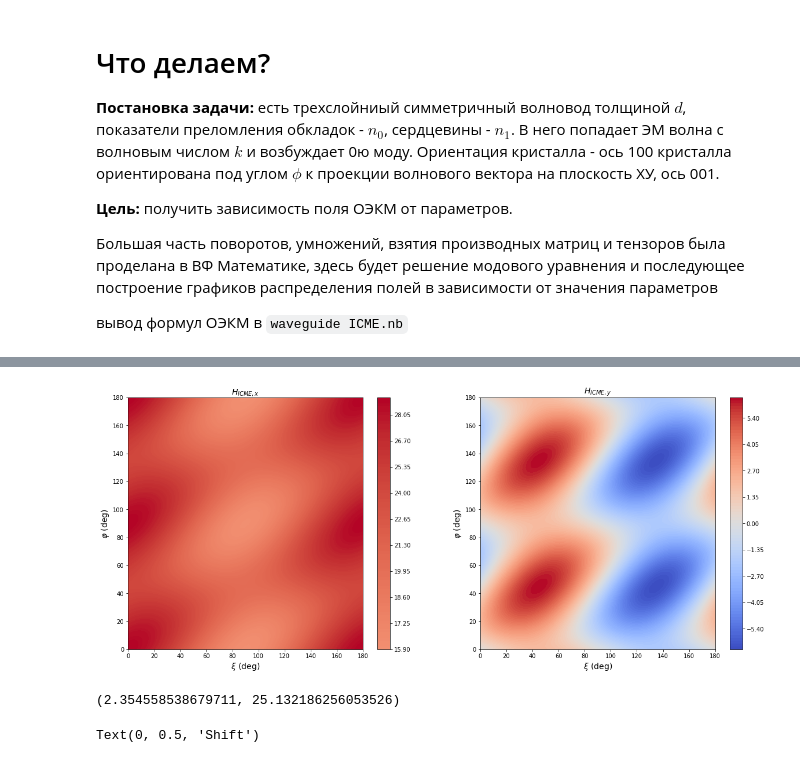
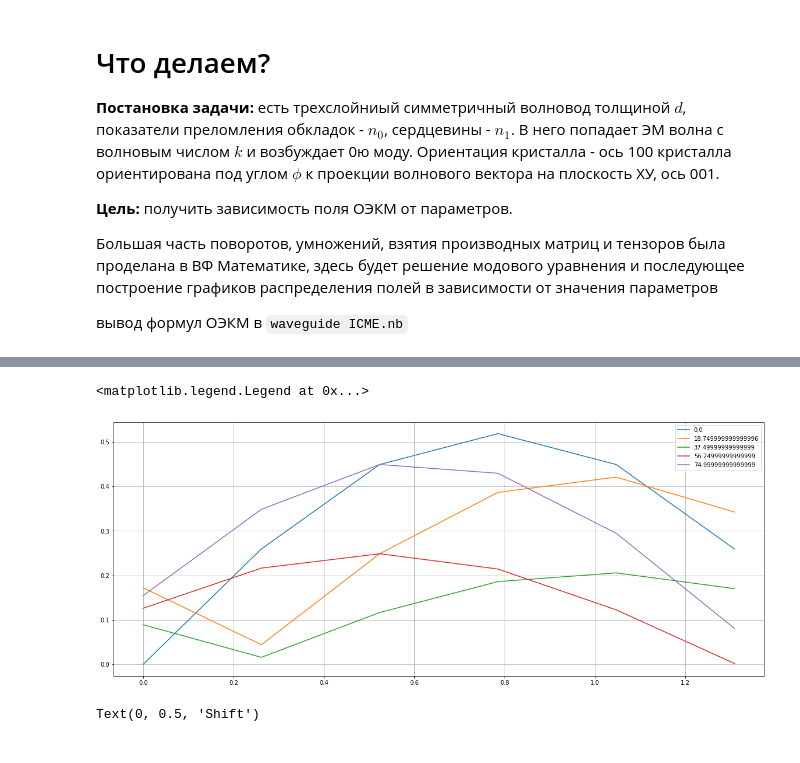
Before and after one commit to Semyonov-as/Python_Modelling, a Jupyter notebook: Waveguide_ICME.ipynb, the cells around one changed output, grey strips where cells are left out. Cells and saved outputs as stored; diff of their text form; code cells hidden in the pictures.

```diff
--- a/Waveguide_ICME.ipynb
+++ b/Waveguide_ICME.ipynb
@@ -25,42 +20,29 @@ plt.plot(icme_fields[np.isclose(icme_fields[:,:, 1], 0, atol=1e-2)][:, 1])
-# %%
-# for article picture
-icme = ICMEmodel(0.3, 1, np.sqrt(5.5), 2)
-psi = 0
-PHI = np.linspace(0, np.pi, 200)
-KSI = np.linspace(0, np.pi, 500)
-icme_fields = np.zeros((200, 500, 3))
-
-H = icme.get_H(1, psi,0)
-for i, phi in enumerate(PHI):
-    M = icme.get_M_from_H(H, phi)
-    for j, ksi in enumerate(KSI):
-
-        E = (np.cos(ksi), np.sin(ksi), 0)
-        icme_fields[i, j, :] = icme.ICME_arbirtary_E(E, phi, M)
-
-fig, ax = plt.subplots(1, 2, figsize=(20, 8))
-cmap = plt.get_cmap(name='coolwarm')
-ax[0].set_title(r'$H_{ICME, x}$', size=14)
-ax[1].set_title(r'$H_{ICME, y}$', size=14)
-for i in range(2):
-    cf = ax[i].contourf(KSI/np.pi*180, PHI/np.pi*180, icme_fields[:,:,i],
-                         100, cmap=cmap, norm=colors.CenteredNorm())
-    fig.colorbar(cf, ax=ax[i])
-    ax[i].set_xlabel(r'$\xi$ (deg)', size=14)
-    ax[i].set_ylabel(r'$\varphi$ (deg)', size=14)
-# %% [output]
-[figure, removed]
-# %%
-ic = ICMEmodel(0.3, 1, 3, 1)
-
-lam = 1
-beta = ic.sol_mode_eq(lam, 'TE')
-k = 2*np.pi/lam
-
-C = np.sqrt((3**2 - 1)/(3**2 - (beta/k)**2))
-C, np.arcsin(1/C)/np.pi*180
-# %% [output]
-(2.354558538679711, 25.132186256053526)
+# %%
+ic = ICMEmodel(0.3, 1, 3, 1)
+
+lam = 0.7
+beta = ic.sol_mode_eq(lam, 'TM', N=0)
+Z = np.linspace(0, 0.3, 100)
+E = ic.normalize_E(ic.get_E_field_TM(beta, lam, Z))
+PSI = np.arange(0, np.pi/2, 15/180*np.pi)
+PHI = np.linspace(0, np.pi*7.5/18, 5)
+
+plt.figure(figsize=(20, 8))
+for phi in PHI:
+    Tor = []
+    for psi in PSI:
+        H = ic.get_H(1, psi, 0)
+        M = ic.get_M_from_H(H, phi)
+        tmp = ic.get_icme_torque(E, H, M, phi)
+        Tor.append(tmp.mean(axis=0)[2])
+
+    plt.plot(PSI, np.abs(Tor), label=phi*180/np.pi)
+
+plt.grid()
+plt.legend()
+# %% [output]
+<matplotlib.legend.Legend at 0x...>
+[figure, added]
 # %%
 icme = ICMEmodel(0.3, 1, np.sqrt(5.5), 2)
 a_o_r = np.linspace(0, np.pi/2, 200)
```
Also changed, not shown: parts of 1 cell of this notebook, 2 other files.
